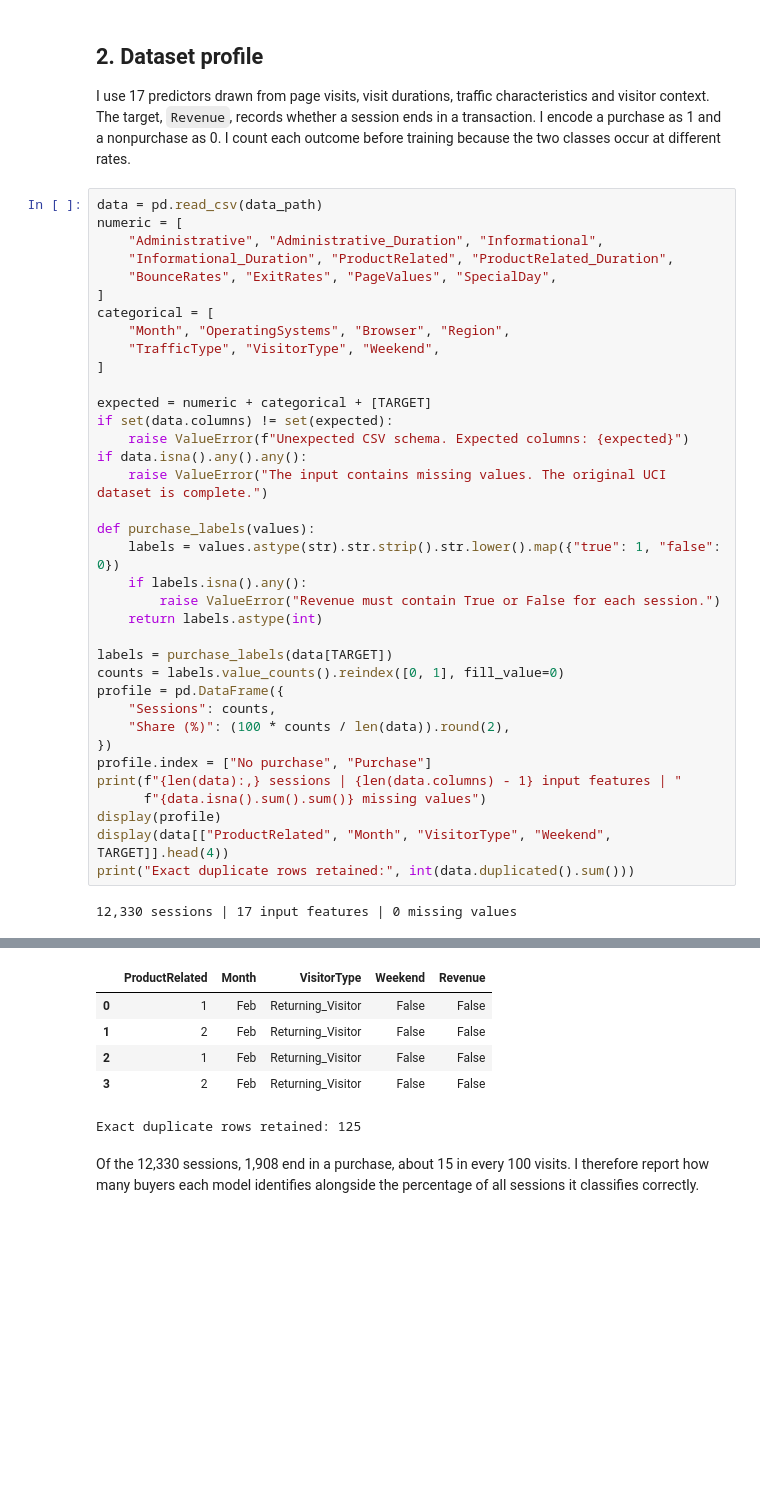
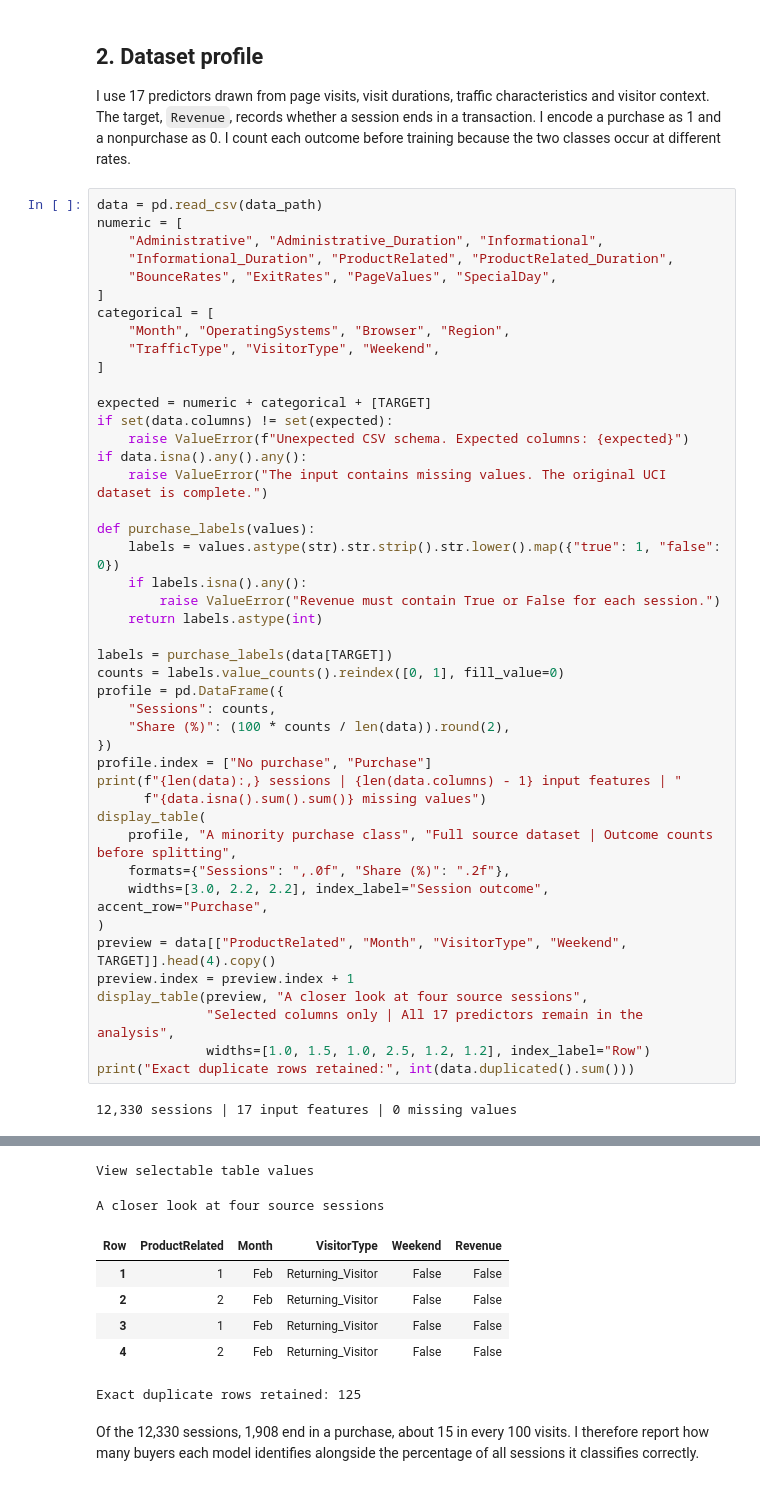
Before and after one commit to akriti-adarsh/online-shopper-purchase-prediction, a Jupyter notebook: model/Online_Shoppers_Model_Analysis.ipynb, the cells around one changed output, grey strips where cells are left out. Drawn from its saved outputs; the diff is of its cells as text; blank space fills up the shorter version.

```diff
--- a/model/Online_Shoppers_Model_Analysis.ipynb
+++ b/model/Online_Shoppers_Model_Analysis.ipynb
@@ -92,8 +107,16 @@ profile = pd.DataFrame({
 profile.index = ["No purchase", "Purchase"]
 print(f"{len(data):,} sessions | {len(data.columns) - 1} input features | "
       f"{data.isna().sum().sum()} missing values")
-display(profile)
-display(data[["ProductRelated", "Month", "VisitorType", "Weekend", TARGET]].head(4))
+display_table(
+    profile, "A minority purchase class", "Full source dataset | Outcome counts before splitting",
+    formats={"Sessions": ",.0f", "Share (%)": ".2f"},
+    widths=[3.0, 2.2, 2.2], index_label="Session outcome", accent_row="Purchase",
+)
+preview = data[["ProductRelated", "Month", "VisitorType", "Weekend", TARGET]].head(4).copy()
+preview.index = preview.index + 1
+display_table(preview, "A closer look at four source sessions",
+              "Selected columns only | All 17 predictors remain in the analysis",
+              widths=[1.0, 1.5, 1.0, 2.5, 1.2, 1.2], index_label="Row")
 print("Exact duplicate rows retained:", int(data.duplicated().sum()))
 # %% [output]
 12,330 sessions | 17 input features | 0 missing values
@@ -103,8 +130,10 @@ print("Exact duplicate rows retained:", int(data.duplicated().sum()))
+View selectable table values
+A closer look at four source sessions
-|  | ProductRelated | Month | VisitorType | Weekend | Revenue |
-| 0 | 1 | Feb | Returning_Visitor | False | False |
-| 1 | 2 | Feb | Returning_Visitor | False | False |
-| 2 | 1 | Feb | Returning_Visitor | False | False |
-| 3 | 2 | Feb | Returning_Visitor | False | False |
+| Row | ProductRelated | Month | VisitorType | Weekend | Revenue |
+| 1 | 1 | Feb | Returning_Visitor | False | False |
+| 2 | 2 | Feb | Returning_Visitor | False | False |
+| 3 | 1 | Feb | Returning_Visitor | False | False |
+| 4 | 2 | Feb | Returning_Visitor | False | False |
-Exact duplicate rows retained: 125
+Exact duplicate rows retained: 125
 # %% [markdown]
 Of the 12,330 sessions, 1,908 end in a purchase, about 15 in every 100 visits. I therefore report how many buyers each model identifies alongside the percentage of all sessions it classifies correctly.
```
Also changed, not shown: parts of 27 cells of this notebook, 11 other files.
